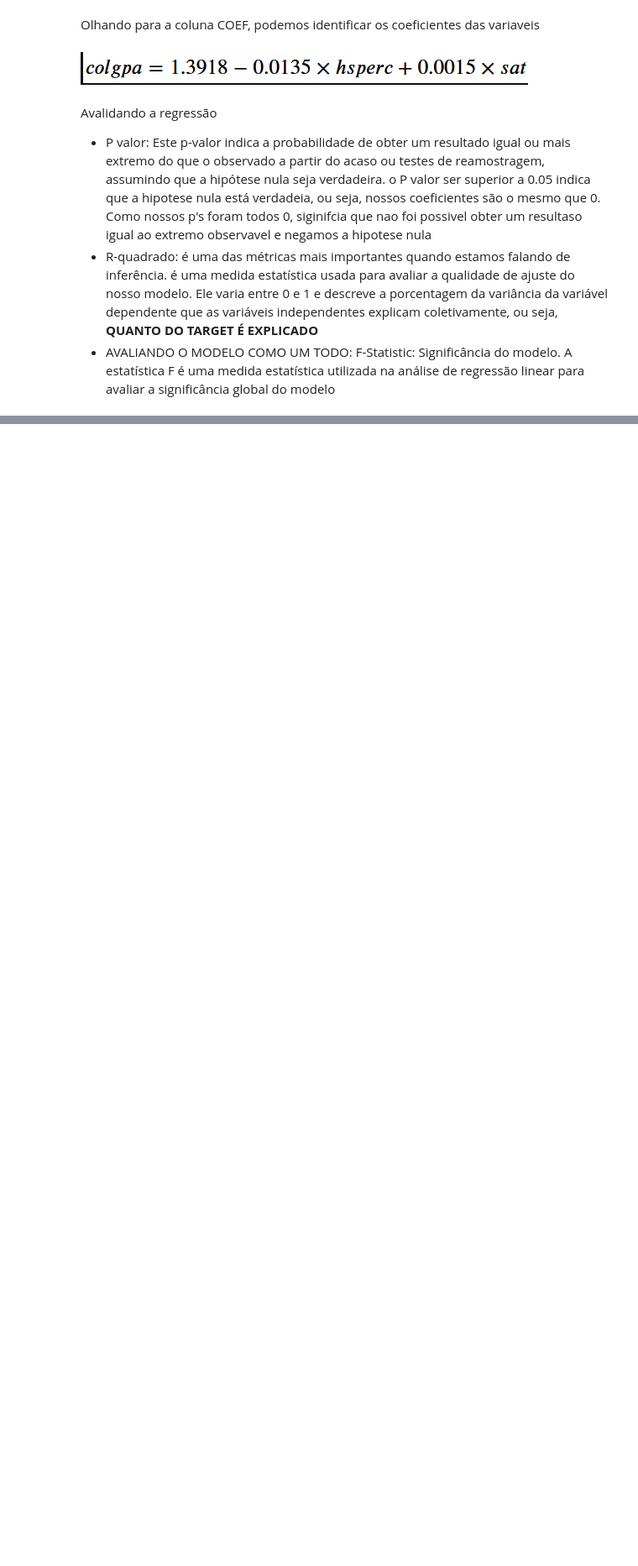
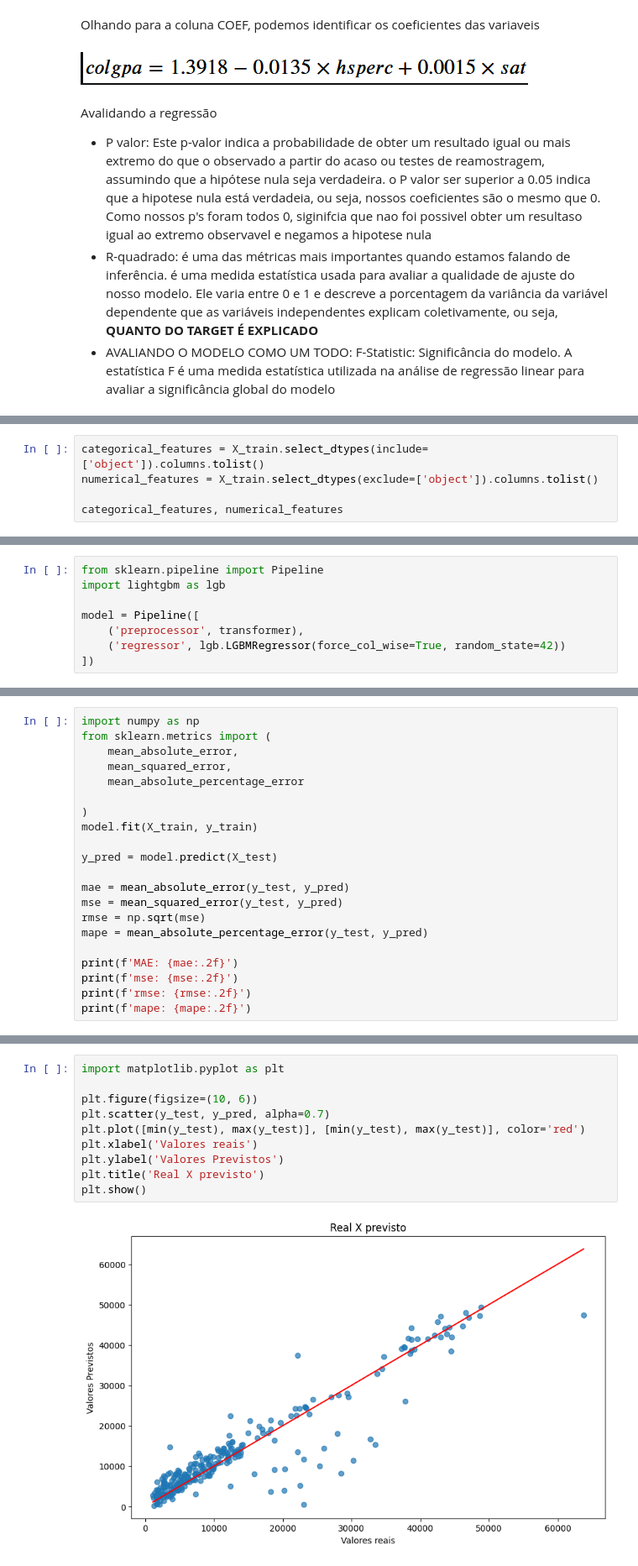
Before and after one commit to VitorLeitao/Universidade-dos-Dados, a Jupyter notebook: Semana 24-33_ Machine Learning/Machine learning.ipynb, the cells around one changed output, grey strips where cells are left out. Shown: that part at 84% size. Cells and saved outputs as stored; diff of their text form; blank space fills up the shorter version.

```diff
--- a/Semana 24-33_ Machine Learning/Machine learning.ipynb
+++ b/Semana 24-33_ Machine Learning/Machine learning.ipynb
@@ -77,0 +148,5 @@ Avalidando a regressão
+# %%
+categorical_features = X_train.select_dtypes(include=['object']).columns.tolist()
+numerical_features = X_train.select_dtypes(exclude=['object']).columns.tolist()
+
+categorical_features, numerical_features
@@ -77,0 +180,8 @@ Avalidando a regressão
+# %%
+from sklearn.pipeline import Pipeline
+import lightgbm as lgb
+
+model = Pipeline([
+    ('preprocessor', transformer),
+    ('regressor', lgb.LGBMRegressor(force_col_wise=True, random_state=42))
+])
@@ -77,0 +190,21 @@ Avalidando a regressão
+# %%
+import numpy as np
+from sklearn.metrics import (
+    mean_absolute_error,
+    mean_squared_error,
+    mean_absolute_percentage_error
+
+)
+model.fit(X_train, y_train)
+
+y_pred = model.predict(X_test)
+
+mae = mean_absolute_error(y_test, y_pred)
+mse = mean_squared_error(y_test, y_pred)
+rmse = np.sqrt(mse)
+mape = mean_absolute_percentage_error(y_test, y_pred)
+
+print(f'MAE: {mae:.2f}')
+print(f'mse: {mse:.2f}')
+print(f'rmse: {rmse:.2f}')
+print(f'mape: {mape:.2f}')
@@ -77,0 +219,12 @@ Avalidando a regressão
+# %%
+import matplotlib.pyplot as plt
+
+plt.figure(figsize=(10, 6))
+plt.scatter(y_test, y_pred, alpha=0.7)
+plt.plot([min(y_test), max(y_test)], [min(y_test), max(y_test)], color='red')
+plt.xlabel('Valores reais')
+plt.ylabel('Valores Previstos')
+plt.title('Real X previsto')
+plt.show()
+# %% [output]
+[figure, added]
```
Also changed, not shown: parts of 24 cells of this notebook.
